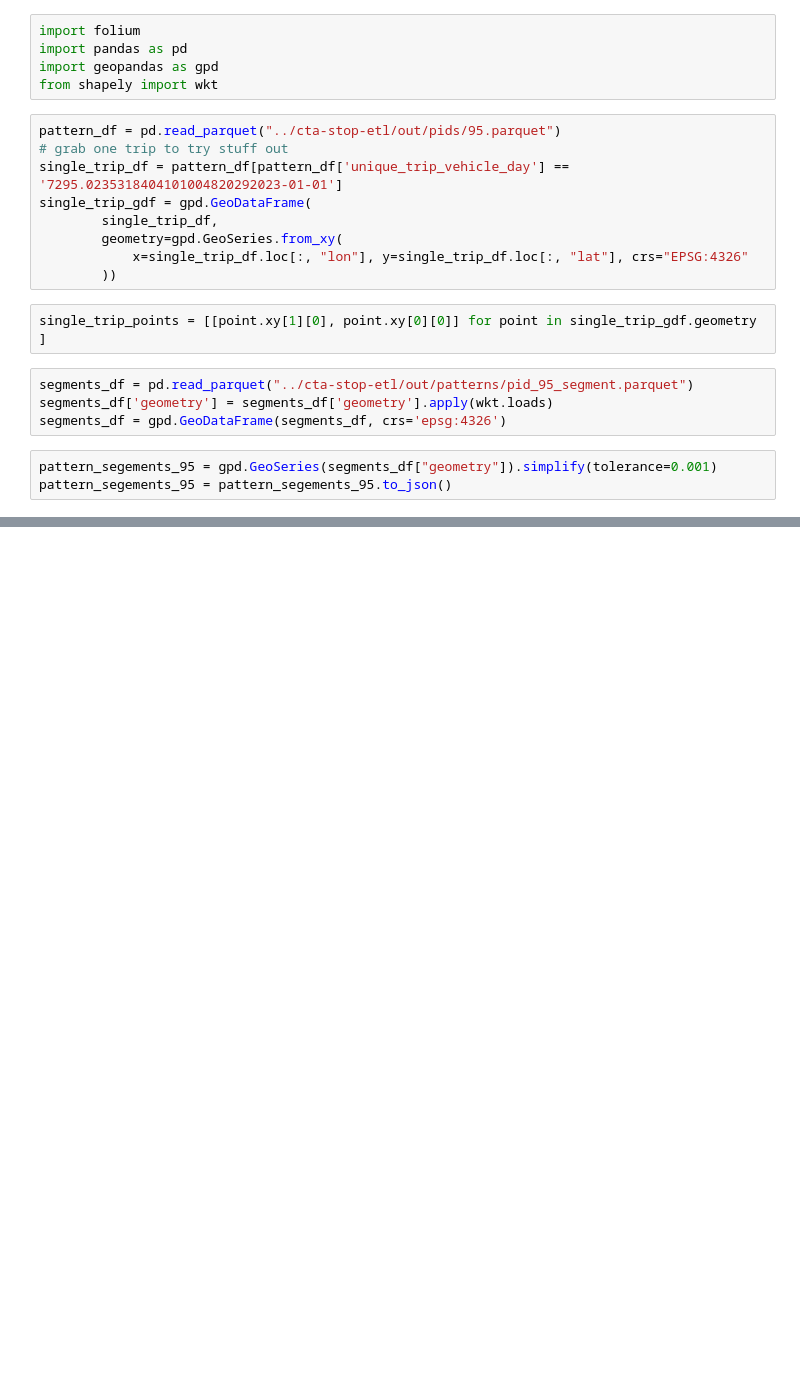
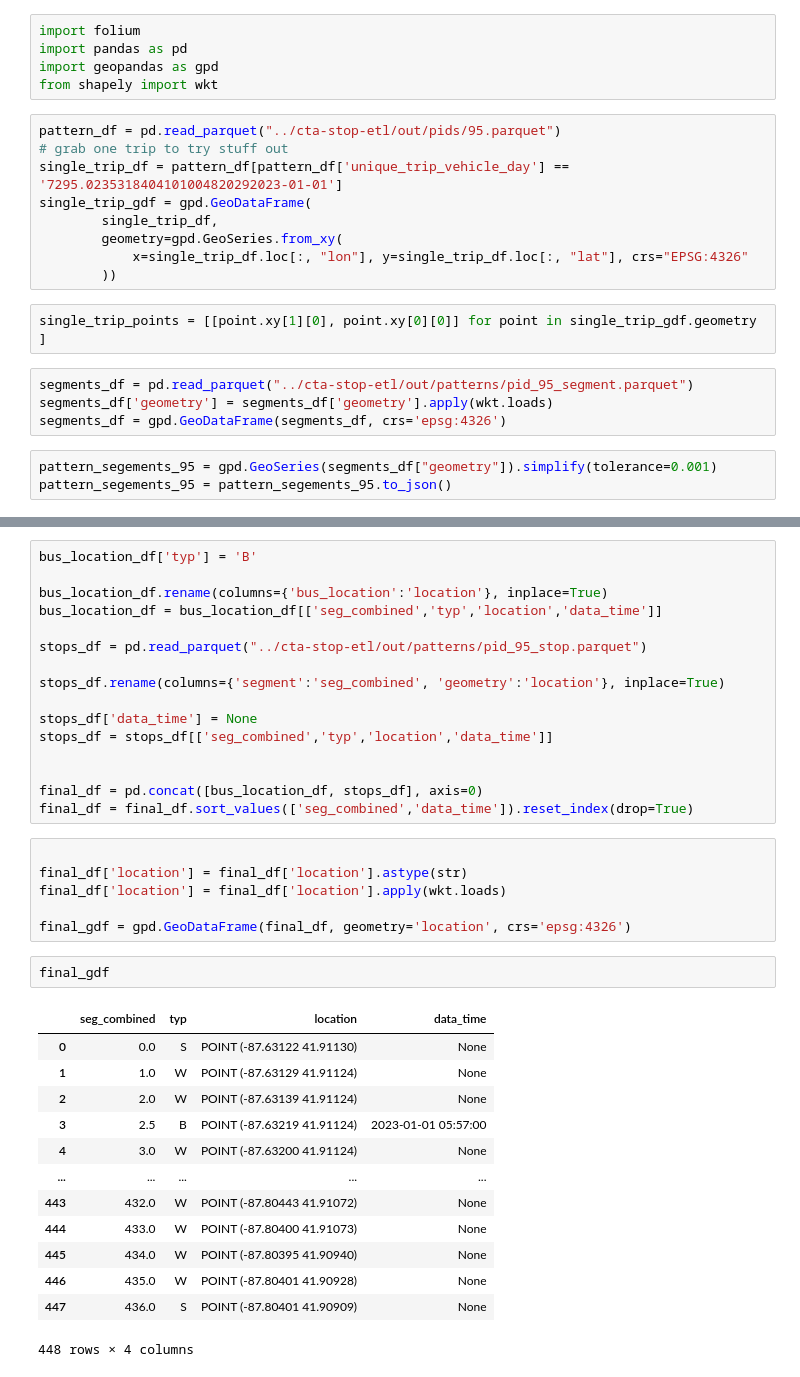
Before and after one commit to mansueto-institute/cta-stop-watch, a Jupyter notebook: cta-stop-watch/scratch/map_stuff.ipynb, the cells around one changed output, grey strips where cells are left out. Cells and saved outputs as stored; diff of their text form; blank space fills up the shorter version.

```diff
--- a/cta-stop-watch/scratch/map_stuff.ipynb
+++ b/cta-stop-watch/scratch/map_stuff.ipynb
@@ -54,0 +141,38 @@ m
+# %%
+bus_location_df['typ'] = 'B'
+
+bus_location_df.rename(columns={'bus_location':'location'}, inplace=True)
+bus_location_df = bus_location_df[['seg_combined','typ','location','data_time']]
+
+stops_df = pd.read_parquet("../cta-stop-etl/out/patterns/pid_95_stop.parquet")
+
+stops_df.rename(columns={'segment':'seg_combined', 'geometry':'location'}, inplace=True)
+
+stops_df['data_time'] = None
+stops_df = stops_df[['seg_combined','typ','location','data_time']]
+
+
+final_df = pd.concat([bus_location_df, stops_df], axis=0)
+final_df = final_df.sort_values(['seg_combined','data_time']).reset_index(drop=True)
+# %%
+
+final_df['location'] = final_df['location'].astype(str)
+final_df['location'] = final_df['location'].apply(wkt.loads)
+
+final_gdf = gpd.GeoDataFrame(final_df, geometry='location', crs='epsg:4326')
+# %%
+final_gdf
+# %% [output]
+|  | seg_combined | typ | location | data_time |
+| 0 | 0.0 | S | POINT (-87.63122 41.91130) | None |
+| 1 | 1.0 | W | POINT (-87.63129 41.91124) | None |
+| 2 | 2.0 | W | POINT (-87.63139 41.91124) | None |
+| 3 | 2.5 | B | POINT (-87.63219 41.91124) | 2023-01-01 05:57:00 |
+| 4 | 3.0 | W | POINT (-87.63200 41.91124) | None |
+| ... | ... | ... | ... | ... |
+| 443 | 432.0 | W | POINT (-87.80443 41.91072) | None |
+| 444 | 433.0 | W | POINT (-87.80400 41.91073) | None |
+| 445 | 434.0 | W | POINT (-87.80395 41.90940) | None |
+| 446 | 435.0 | W | POINT (-87.80401 41.90928) | None |
+| 447 | 436.0 | S | POINT (-87.80401 41.90909) | None |
+448 rows × 4 columns
```
Also changed, not shown: parts of 13 cells of this notebook, 2 other files.
